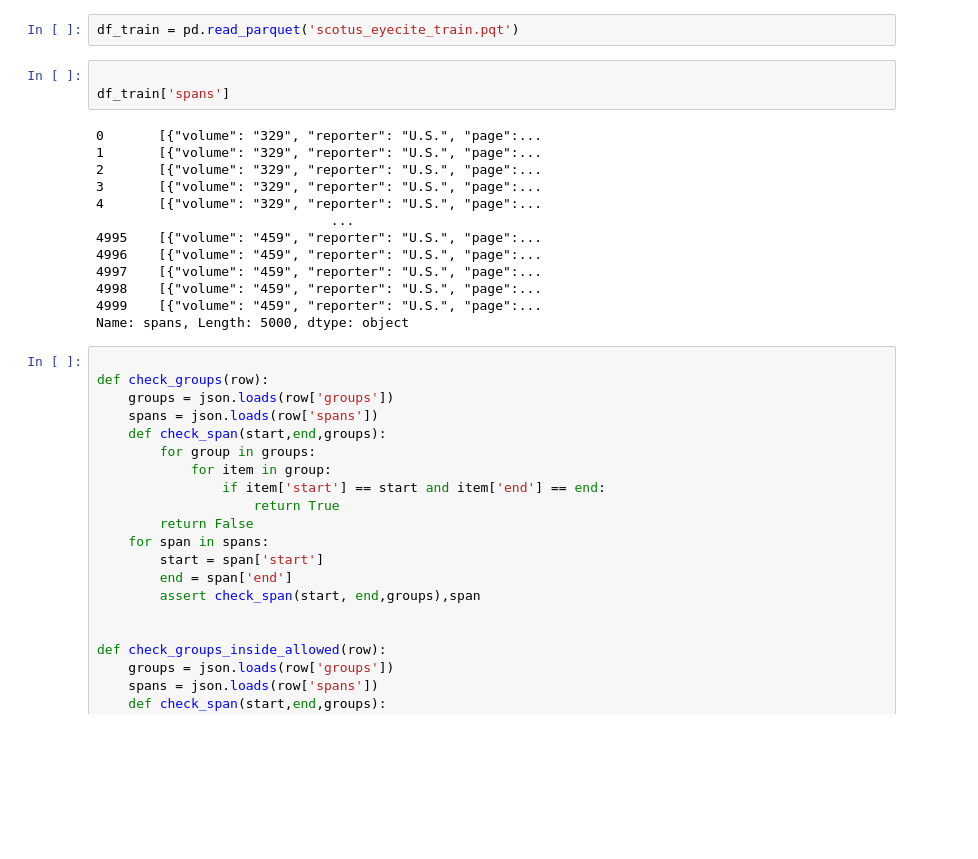
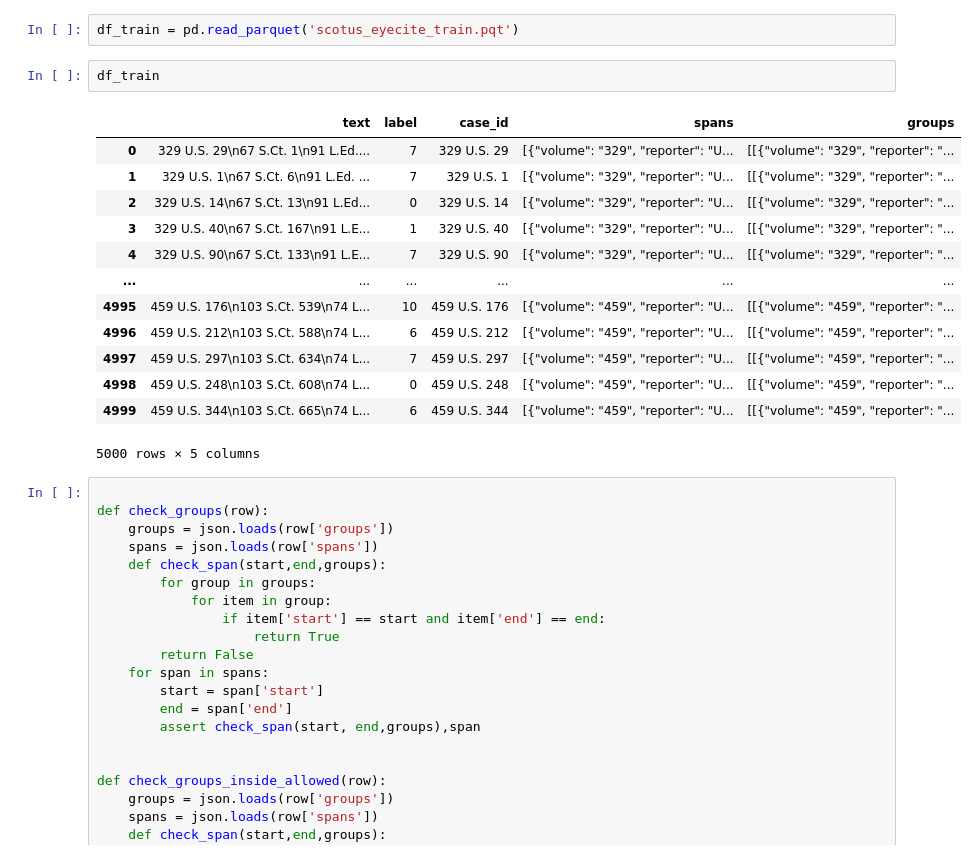
Before and after one commit to cbrew/scotus_eyecite, a Jupyter notebook: EyeciteAnalysis.ipynb, the cells around one changed output. Drawn from its saved outputs; the diff is of its cells as text; blank space fills up the shorter version.

```diff
--- a/EyeciteAnalysis.ipynb
+++ b/EyeciteAnalysis.ipynb
@@ -4,21 +4,21 @@ import json
 # %%
 df_train = pd.read_parquet('scotus_eyecite_train.pqt')
 # %%
-
-df_train['spans']
+df_train
 # %% [output]
+|  | text | label | case_id | spans | groups |
+| 0 | 329 U.S. 29\n67 S.Ct. 1\n91 L.Ed.... | 7 | 329 U.S. 29 | [{"volume": "329", "reporter": "U... | [[{"volume": "329", "reporter": "... |
+| 1 | 329 U.S. 1\n67 S.Ct. 6\n91 L.Ed. ... | 7 | 329 U.S. 1 | [{"volume": "329", "reporter": "U... | [[{"volume": "329", "reporter": "... |
+| 2 | 329 U.S. 14\n67 S.Ct. 13\n91 L.Ed... | 0 | 329 U.S. 14 | [{"volume": "329", "reporter": "U... | [[{"volume": "329", "reporter": "... |
+| 3 | 329 U.S. 40\n67 S.Ct. 167\n91 L.E... | 1 | 329 U.S. 40 | [{"volume": "329", "reporter": "U... | [[{"volume": "329", "reporter": "... |
+| 4 | 329 U.S. 90\n67 S.Ct. 133\n91 L.E... | 7 | 329 U.S. 90 | [{"volume": "329", "reporter": "U... | [[{"volume": "329", "reporter": "... |
+| ... | ... | ... | ... | ... | ... |
+| 4995 | 459 U.S. 176\n103 S.Ct. 539\n74 L... | 10 | 459 U.S. 176 | [{"volume": "459", "reporter": "U... | [[{"volume": "459", "reporter": "... |
+| 4996 | 459 U.S. 212\n103 S.Ct. 588\n74 L... | 6 | 459 U.S. 212 | [{"volume": "459", "reporter": "U... | [[{"volume": "459", "reporter": "... |
+| 4997 | 459 U.S. 297\n103 S.Ct. 634\n74 L... | 7 | 459 U.S. 297 | [{"volume": "459", "reporter": "U... | [[{"volume": "459", "reporter": "... |
+| 4998 | 459 U.S. 248\n103 S.Ct. 608\n74 L... | 0 | 459 U.S. 248 | [{"volume": "459", "reporter": "U... | [[{"volume": "459", "reporter": "... |
+| 4999 | 459 U.S. 344\n103 S.Ct. 665\n74 L... | 6 | 459 U.S. 344 | [{"volume": "459", "reporter": "U... | [[{"volume": "459", "reporter": "... |
-0       [{"volume": "329", "reporter": "U.S.", "page":...
-1       [{"volume": "329", "reporter": "U.S.", "page":...
-2       [{"volume": "329", "reporter": "U.S.", "page":...
-3       [{"volume": "329", "reporter": "U.S.", "page":...
-4       [{"volume": "329", "reporter": "U.S.", "page":...
-                              ...
-4995    [{"volume": "459", "reporter": "U.S.", "page":...
-4996    [{"volume": "459", "reporter": "U.S.", "page":...
-4997    [{"volume": "459", "reporter": "U.S.", "page":...
-4998    [{"volume": "459", "reporter": "U.S.", "page":...
-4999    [{"volume": "459", "reporter": "U.S.", "page":...
-Name: spans, Length: 5000, dtype: object
+5000 rows × 5 columns
 # %%
 
 def check_groups(row):
```
Also changed, not shown: parts of 14 cells of this notebook, 5 other files.
